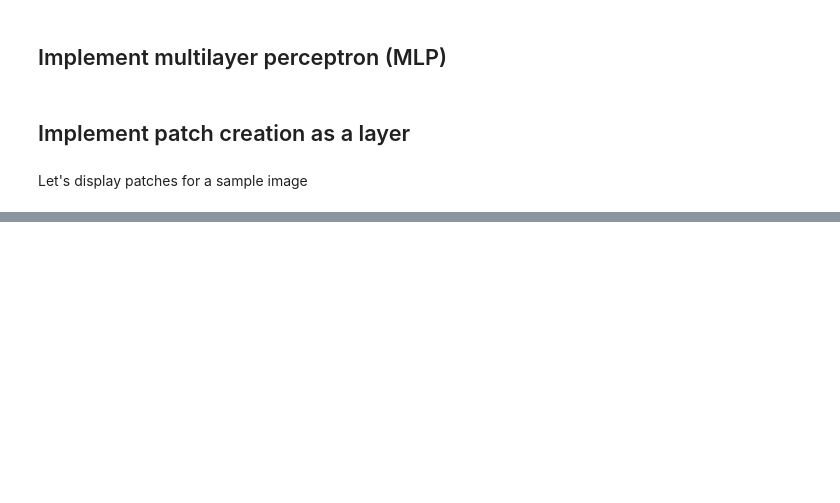
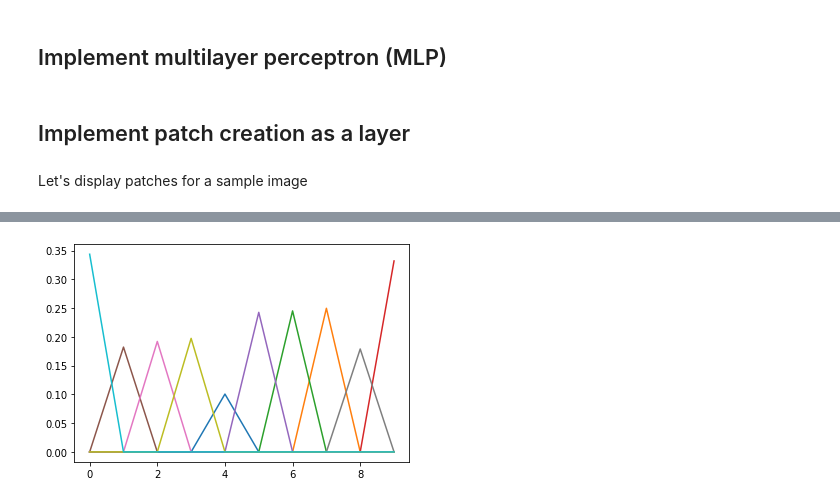
Before and after one commit to fagonzalezo/qmc, a Jupyter notebook: examples/Mixture_of_patches_classification_with_QMC.ipynb, the cells around one changed output, grey strips where cells are left out. Saved outputs shown, nothing was run; the diff lists cells and outputs as text; code cells hidden in the pictures; blank space fills up the shorter version.

```diff
--- a/examples/Mixture_of_patches_classification_with_QMC.ipynb
+++ b/examples/Mixture_of_patches_classification_with_QMC.ipynb
@@ -183,0 +429,7 @@ class PatchEncoder(keras.layers.Layer):
+# %%
+for i in range(len(lamb)):
+  if lamb[i] >= 0.01:
+    vals = QMC_model.layers[8].weights[1][:,i]
+    plt.plot(QMC_model.layers[8].weights[1][:,i]**2)
+# %% [output]
+[figure, added]
```
Also changed, not shown: parts of 46 cells of this notebook.
